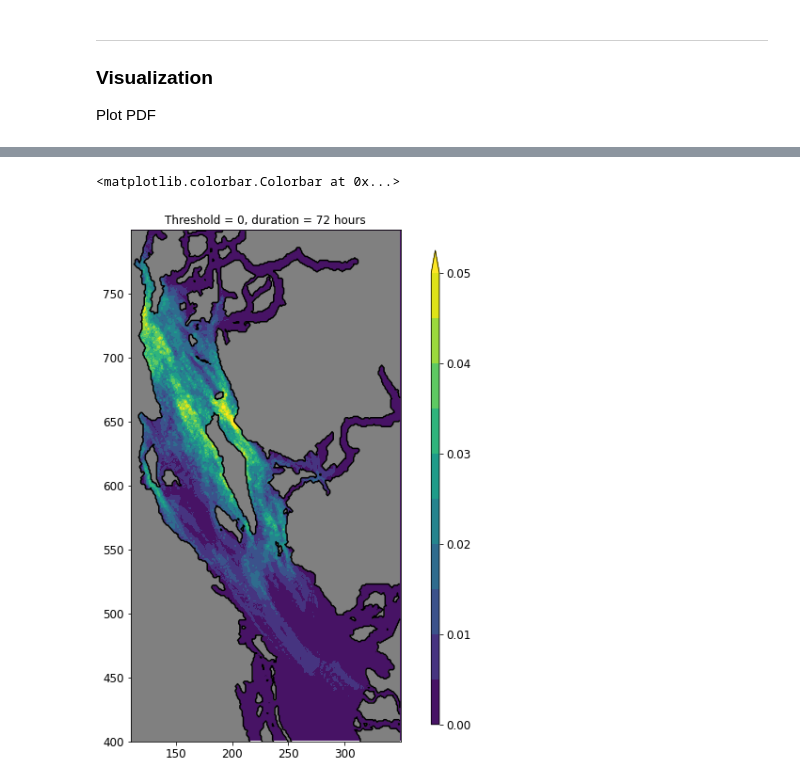
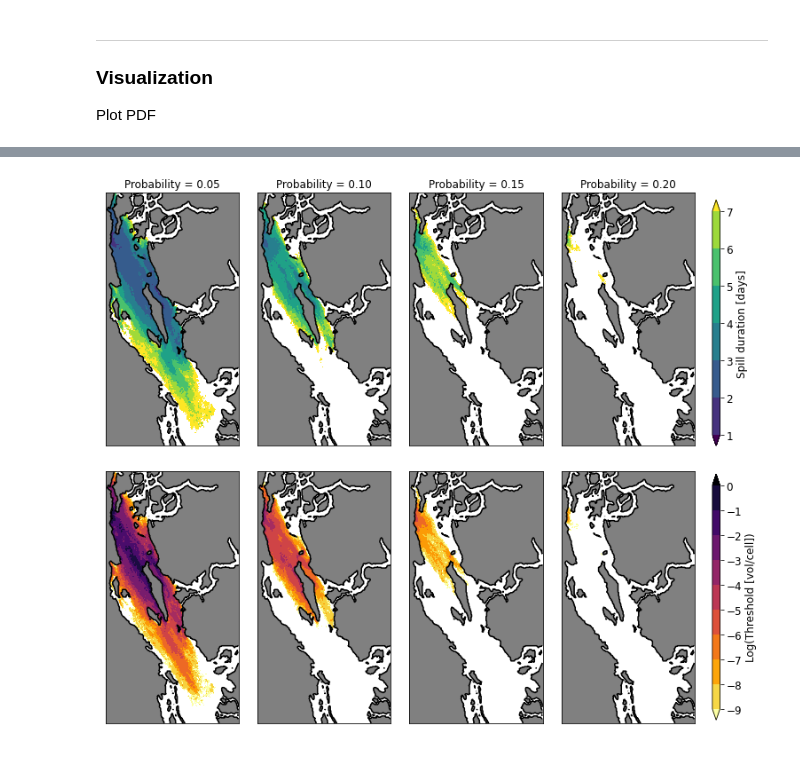
Before and after one commit to MIDOSS/Visualization, a Jupyter notebook: notebooks/viz_graham_sandbox.ipynb, the cells around one changed output, grey strips where cells are left out. Drawn from its saved outputs; the diff is of its cells as text; code cells hidden in the pictures.

```diff
--- a/notebooks/viz_graham_sandbox.ipynb
+++ b/notebooks/viz_graham_sandbox.ipynb
@@ -109,14 +141,33 @@ fig.colorbar(c, cax=cax)
-# %%
-# Plot PDF
-fig, ax = plt.subplots(figsize=(6, 10))
-c = ax.contourf(x+0.75, y+0.75, PDF, levels=np.arange(0, 0.051, 0.005), extend='max')
-ax.contourf(x, y, tmask, levels=[-0.01, 0.01], colors='Gray')
-ax.contour(x, y, tmask, levels=[-0.01, 0.01], colors='k')
-ax.set_aspect(5/4.4)
-ax.set_title('Threshold = 0, duration = 72 hours')
-
-cax = fig.add_axes([0.92, 0.15, 0.02, 0.7])
-fig.colorbar(c, cax=cax)
-# %% [output]
-<matplotlib.colorbar.Colorbar at 0x...>
-[figure, removed]
+# %%
+# Plot PDF
+fig, axs = plt.subplots(2, 4, figsize=(12, 11), gridspec_kw={'wspace': 0.1, 'hspace': 0.1})
+
+cmap = plt.get_cmap('viridis')
+for days in range(7, 0, -1):
+    PDF = ds.OilWaterColumnOilVol_surface.sel(days=days).values.astype(bool).mean(axis=0)
+    for ax, probability in zip(axs[0, :], np.arange(0.05, 0.21, 0.05)):
+        ax.contourf(x+0.75, y+0.75, PDF, levels=[probability-0.01, probability+0.01], colors=[cmap(days/7)], extend='max')
+        ax.set_title(f'Probability = {probability:.2f}')
+norm = colors.BoundaryNorm(range(1, 8), cmap.N, extend='both')
+cax1 = fig.add_axes([0.92, 0.52, 0.01, 0.35])
+fig.colorbar(cm.ScalarMappable(norm=norm, cmap=cmap), cax=cax1, label='Spill duration [days]')
+
+cmap = plt.get_cmap('inferno')
+for LogThreshold in range(-9, 1):
+    PDF = (ds.OilWaterColumnOilVol_surface.sel(days=7).values > np.exp(LogThreshold)).astype(bool).mean(axis=0)
+    for ax, probability in zip(axs[1, :], np.arange(0.05, 0.21, 0.05)):
+        ax.contourf(x+0.75, y+0.75, PDF, levels=[probability-0.01, probability+0.01], colors=[cmap(abs(LogThreshold)/9)], extend='max')
+cmap = plt.get_cmap('inferno_r')
+norm = colors.BoundaryNorm(range(-9, 1), cmap.N, extend='both')
+cax2 = fig.add_axes([0.92, 0.13, 0.01, 0.35])
+fig.colorbar(cm.ScalarMappable(norm=norm, cmap=cmap), cax=cax2, label='Log(Threshold [vol/cell])')
+
+for ax in axs.ravel():
+    ax.contourf(x, y, tmask, levels=[-0.01, 0.01], colors='Gray')
+    ax.contour(x, y, tmask, levels=[-0.01, 0.01], colors='k')
+    ax.xaxis.set_ticks([])
+    ax.yaxis.set_ticks([])
+    ax.set_aspect(5/4.4)
+#fig.savefig('/home/bmoorema/MEOPAR/midoss-visualization/figures/presence_matrix_transposed.png', bbox_inches='tight')
+# %% [output]
+[figure, added]
```
Also changed, not shown: parts of 9 cells of this notebook, 2 other files.
